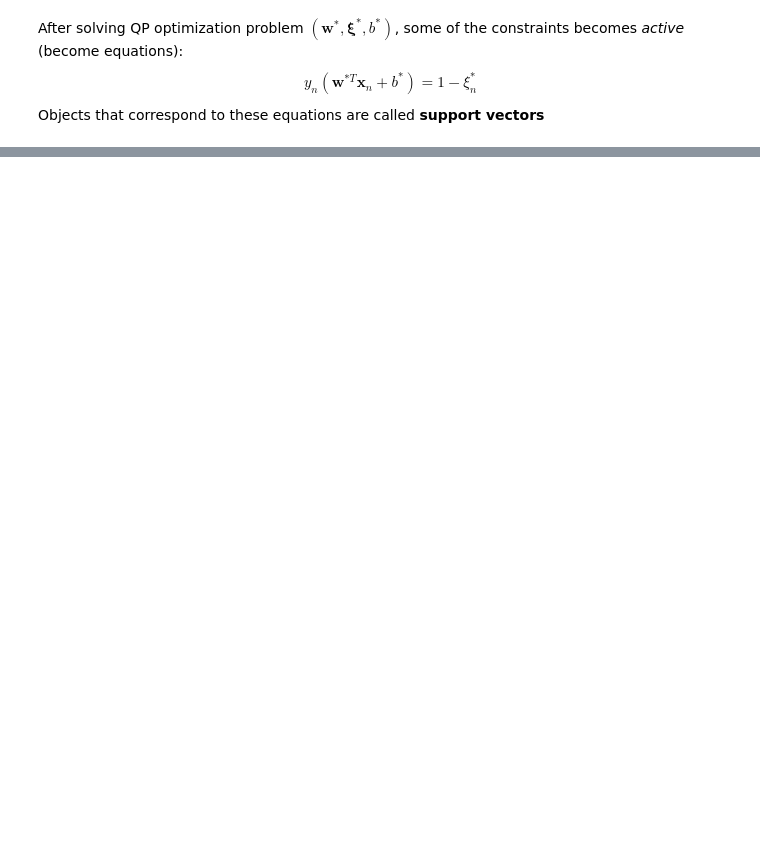
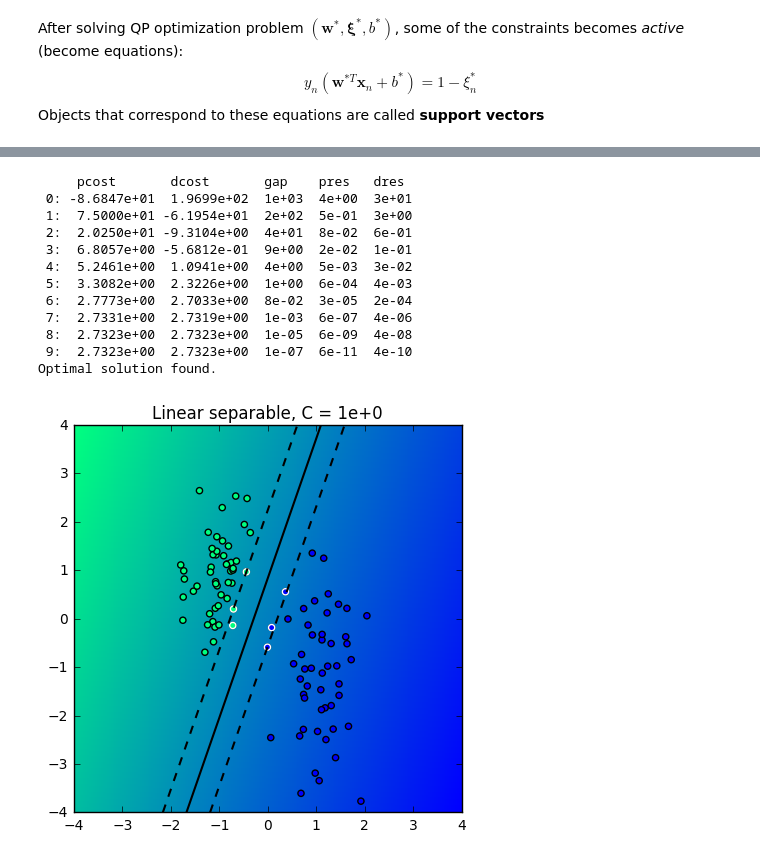
Before and after one commit to Anastasiia-Grishina/ML-DM, a Jupyter notebook: Grishina Anastasiia Lab #3 SVM (QP, Kernel trick).ipynb, the cells around one changed output, grey strips where cells are left out. Cells and saved outputs as stored; diff of their text form; code cells hidden in the pictures; blank space fills up the shorter version.

```diff
--- a/Grishina Anastasiia Lab #3 SVM (QP, Kernel trick).ipynb
+++ b/Grishina Anastasiia Lab #3 SVM (QP, Kernel trick).ipynb
@@ -675,0 +498,18 @@ length of rgba sequence should be either 3 or 4
+# %%
+model = LinearSVM ( C = 1e+0 )
+fit = model.fit(lin_sep['X'], lin_sep['y'])
+plot_hyperplane( model, lin_sep, 'Linear separable, C = 1e+0' )
+# %% [output]
+     pcost       dcost       gap    pres   dres
+ 0: -8.6847e+01  1.9699e+02  1e+03  4e+00  3e+01
+ 1:  7.5000e+01 -6.1954e+01  2e+02  5e-01  3e+00
+ 2:  2.0250e+01 -9.3104e+00  4e+01  8e-02  6e-01
+ 3:  6.8057e+00 -5.6812e-01  9e+00  2e-02  1e-01
+ 4:  5.2461e+00  1.0941e+00  4e+00  5e-03  3e-02
+ 5:  3.3082e+00  2.3226e+00  1e+00  6e-04  4e-03
+ 6:  2.7773e+00  2.7033e+00  8e-02  3e-05  2e-04
+ 7:  2.7331e+00  2.7319e+00  1e-03  6e-07  4e-06
+ 8:  2.7323e+00  2.7323e+00  1e-05  6e-09  4e-08
+ 9:  2.7323e+00  2.7323e+00  1e-07  6e-11  4e-10
+Optimal solution found.
+[figure, added]
```
Also changed, not shown: parts of 79 cells of this notebook.
